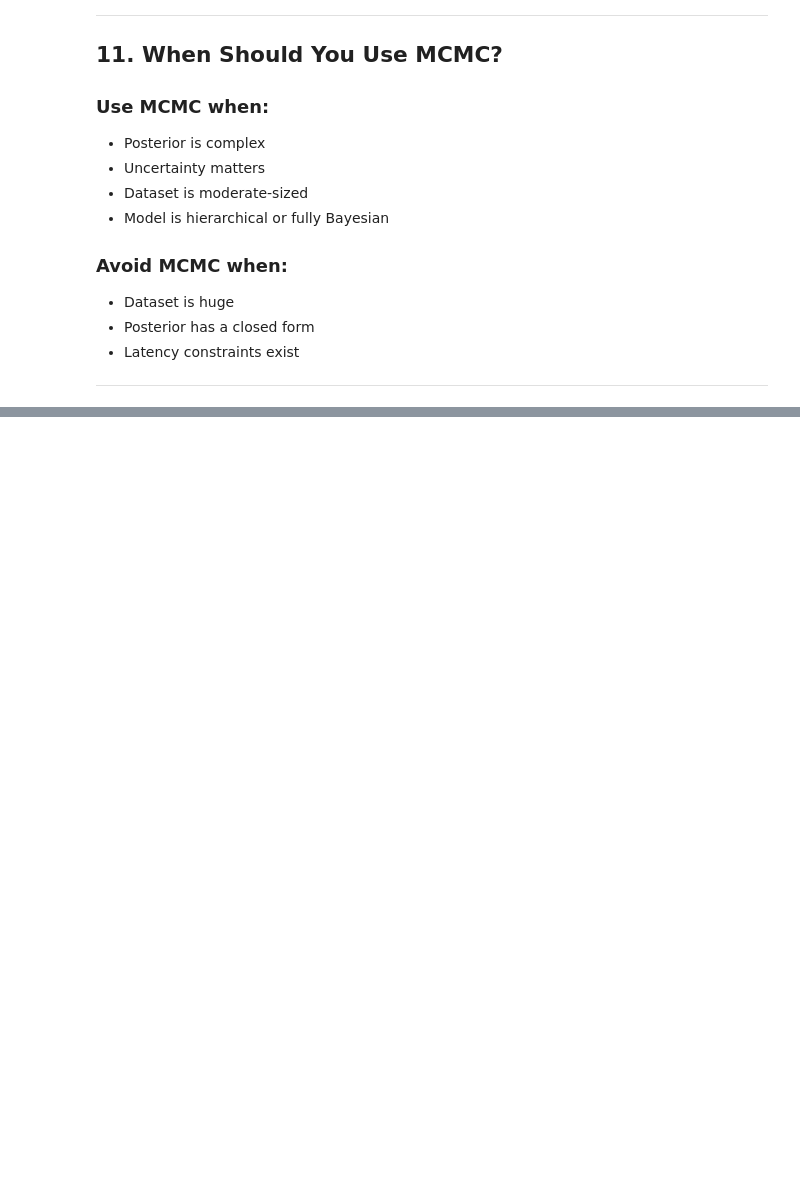
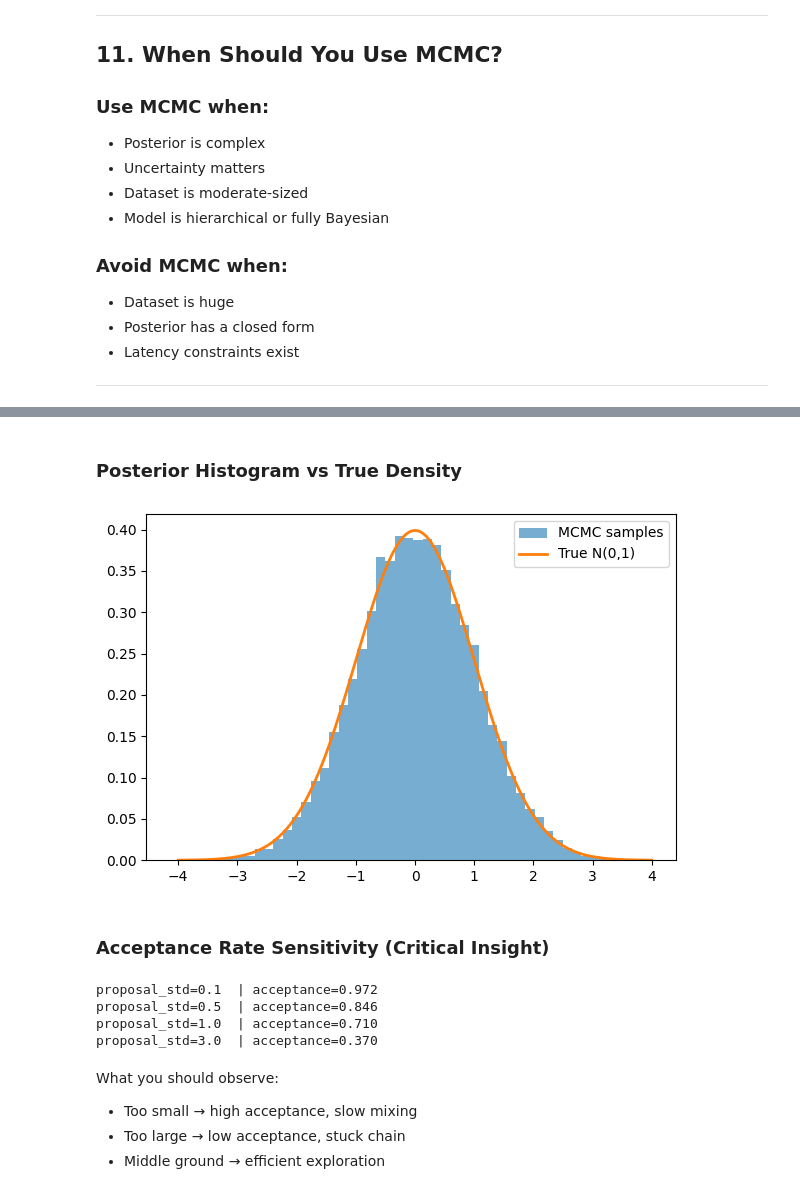
Before and after one commit to axeltanjung/best-model-uncertainty, a Jupyter notebook: notebook/markov_chain_monte_carlo.ipynb, the cells around one changed output, grey strips where cells are left out. Drawn from its saved outputs; the diff is of its cells as text; code cells hidden in the pictures; blank space fills up the shorter version.

```diff
--- a/notebook/markov_chain_monte_carlo.ipynb
+++ b/notebook/markov_chain_monte_carlo.ipynb
@@ -259,0 +613,39 @@ This is why tools like **Stan** and **PyMC** use **HMC / NUTS** by default.
+# %% [markdown]
+### Posterior Histogram vs True Density
+# %%
+x = np.linspace(-4, 4, 400)
+true_density = np.exp(-0.5 * x**2) / np.sqrt(2 * np.pi)
+
+plt.figure(figsize=(6, 4))
+plt.hist(
+    posterior_samples,
+    bins=50,
+    density=True,
+    alpha=0.6,
+    label="MCMC samples"
+)
+plt.plot(x, true_density, label="True N(0,1)", linewidth=2)
+plt.legend()
+plt.tight_layout()
+plt.show()
+# %% [output]
+[figure, added]
+# %% [markdown]
+### Acceptance Rate Sensitivity (Critical Insight)
+# %%
+for std in [0.1, 0.5, 1.0, 3.0]:
+    _, rate = metropolis_hastings(
+        log_target, 0.0, 10_000, std
+    )
+    print(f"proposal_std={std:<4} | acceptance={rate:.3f}")
+# %% [output]
+proposal_std=0.1  | acceptance=0.972
+proposal_std=0.5  | acceptance=0.846
+proposal_std=1.0  | acceptance=0.710
+proposal_std=3.0  | acceptance=0.370
+# %% [markdown]
+What you should observe:
+
+- Too small → high acceptance, slow mixing
+- Too large → low acceptance, stuck chain
+- Middle ground → efficient exploration
```
Also changed, not shown: parts of 40 cells of this notebook.
